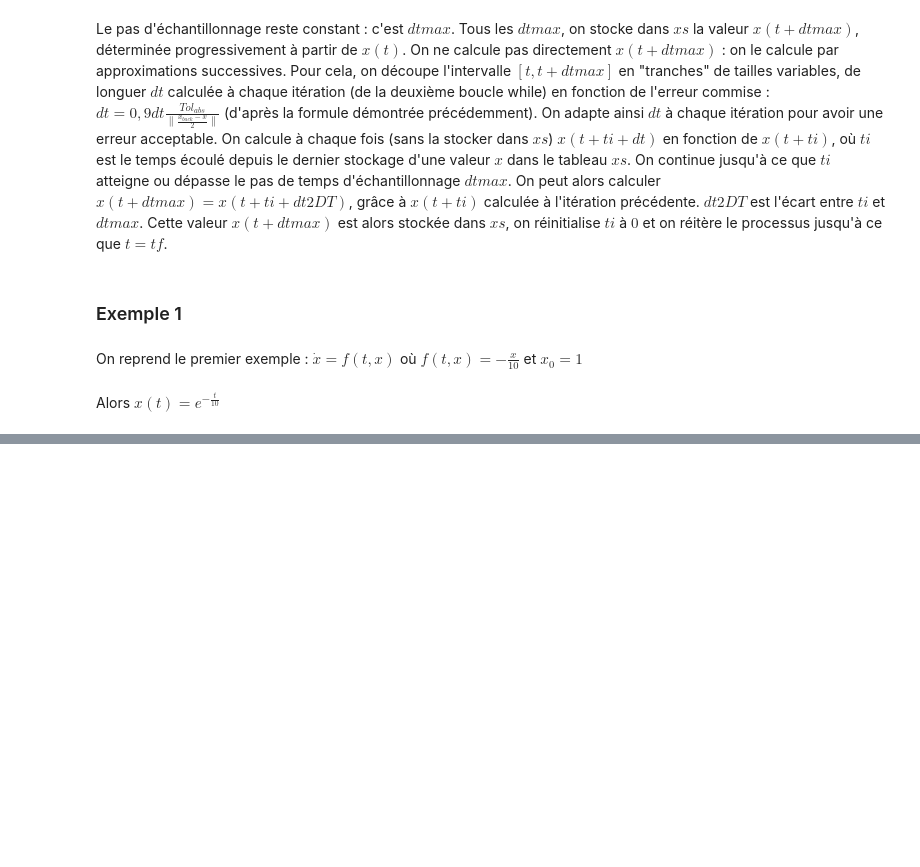
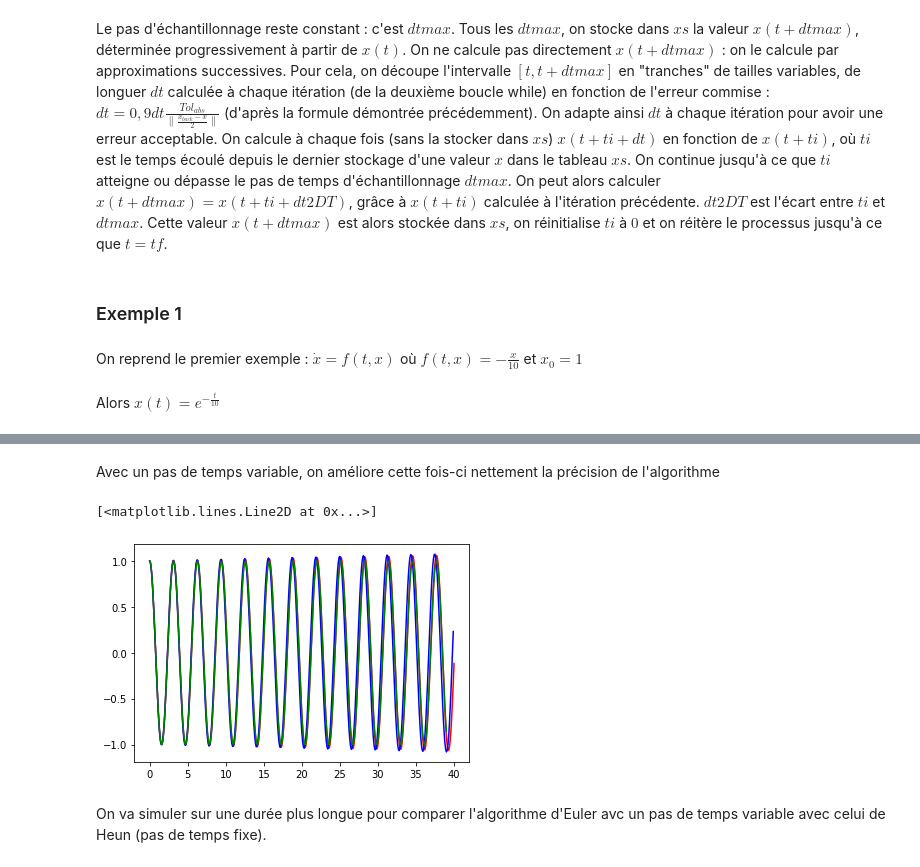
Before and after one commit to jeannebourgarel/projet_equa_diff, a Jupyter notebook: equa_diff.ipynb, the cells around one changed output, grey strips where cells are left out. Saved outputs shown, nothing was run; the diff lists cells and outputs as text; code cells hidden in the pictures; blank space fills up the shorter version.

```diff
--- a/equa_diff.ipynb
+++ b/equa_diff.ipynb
@@ -162,0 +200,12 @@ On constate que dans cet exemple, l'utilisation d'un pas de temps variable dans
+# %% [markdown]
+Avec un pas de temps variable, on améliore cette fois-ci nettement la précision de l'algorithme
+# %%
+plt.plot(T3, Y3, color = 'r') # Euler avec pas de temps variable
+plt.plot(T2, Y2, color = 'b') # Heun
+plt.plot(T1, X1, color = 'g') # solution réelle
+# comparaison Euler-solution réelle
+# %% [output]
+[<matplotlib.lines.Line2D at 0x...>]
+[figure, added]
+# %% [markdown]
+On va simuler sur une durée plus longue pour comparer l'algorithme d'Euler avc un pas de temps variable avec celui de Heun (pas de temps fixe).
```
Also changed, not shown: parts of 23 cells of this notebook.
